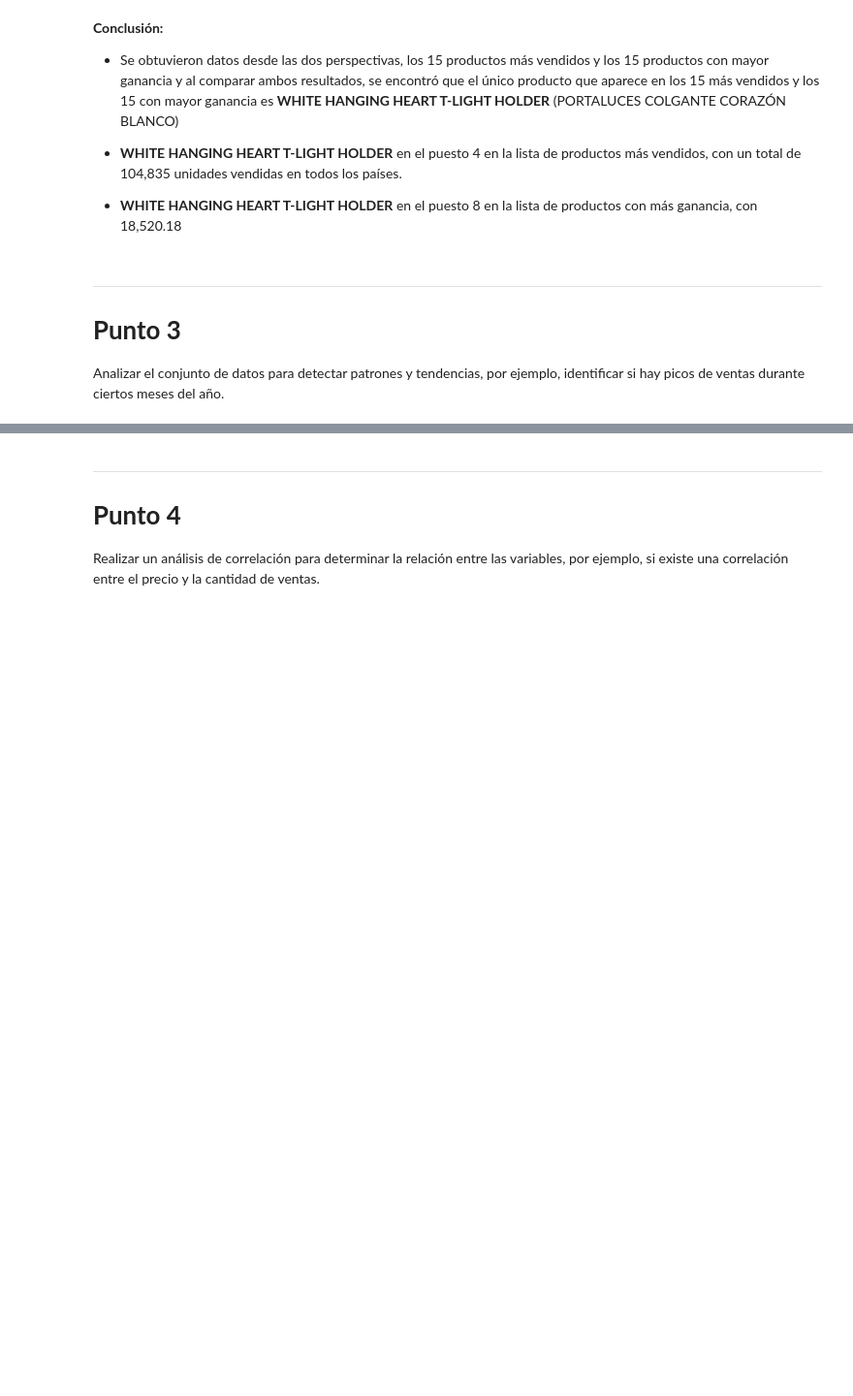
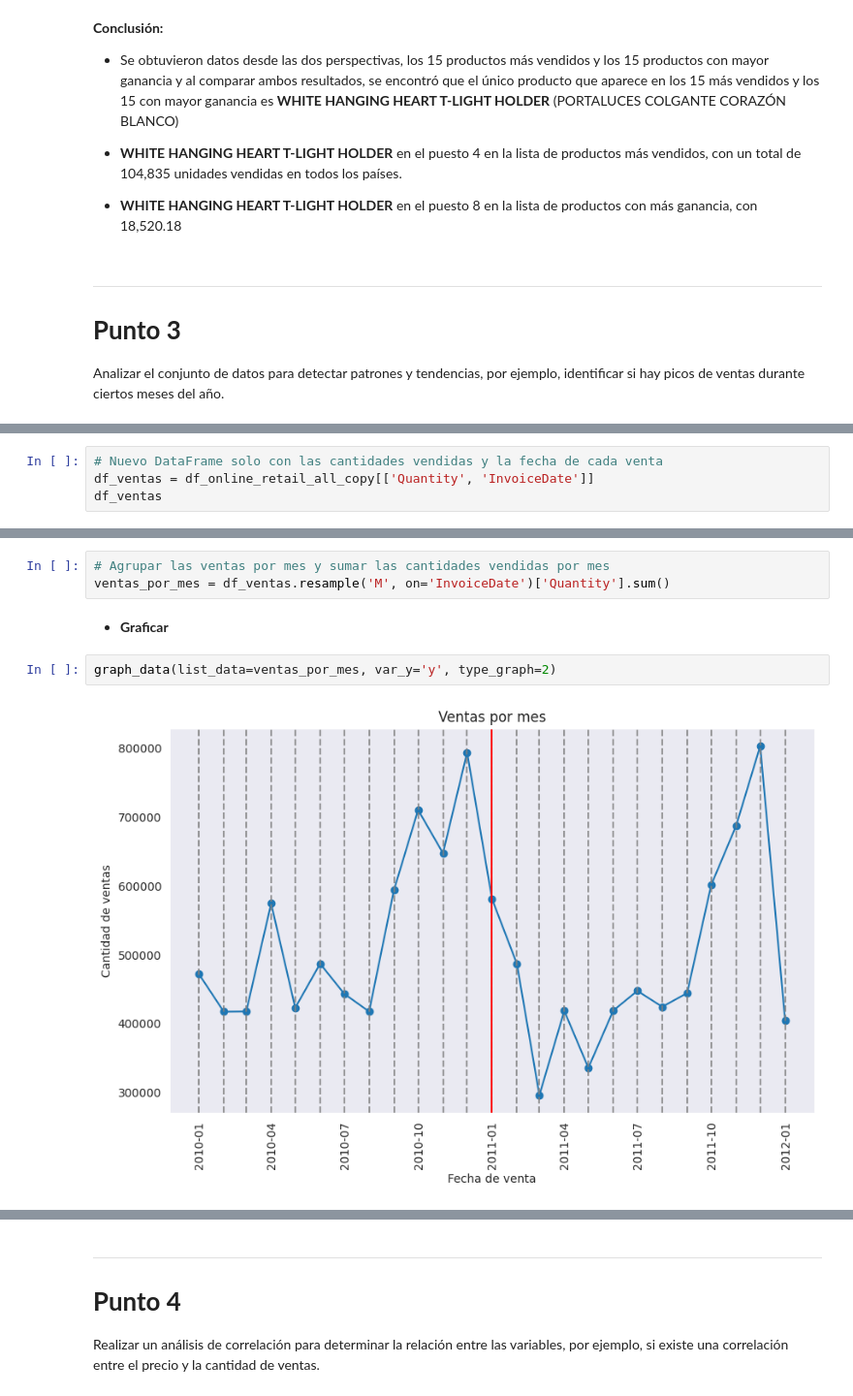
Before and after one commit to Yohan-Rodriguez/Prueba_ImagineApps, a Jupyter notebook: Imagine_Apps_Tarea3_ Análisis de datos.ipynb, the cells around one changed output, grey strips where cells are left out. Shown at 97% size. Drawn from its saved outputs; the diff is of its cells as text; blank space fills up the shorter version.

```diff
--- a/Imagine_Apps_Tarea3_ Análisis de datos.ipynb
+++ b/Imagine_Apps_Tarea3_ Análisis de datos.ipynb
@@ -468,0 +508,4 @@ hay picos de ventas durante ciertos meses del año.
+# %%
+# Nuevo DataFrame solo con las cantidades vendidas y la fecha de cada venta
+df_ventas = df_online_retail_all_copy[['Quantity', 'InvoiceDate']]
+df_ventas
@@ -468,0 +526,9 @@ hay picos de ventas durante ciertos meses del año.
+# %%
+# Agrupar las ventas por mes y sumar las cantidades vendidas por mes
+ventas_por_mes = df_ventas.resample('M', on='InvoiceDate')['Quantity'].sum()
+# %% [markdown]
+* **Graficar**
+# %%
+graph_data(list_data=ventas_por_mes, var_y='y', type_graph=2)
+# %% [output]
+[figure, added]
```
Also changed, not shown: parts of 36 cells of this notebook.
